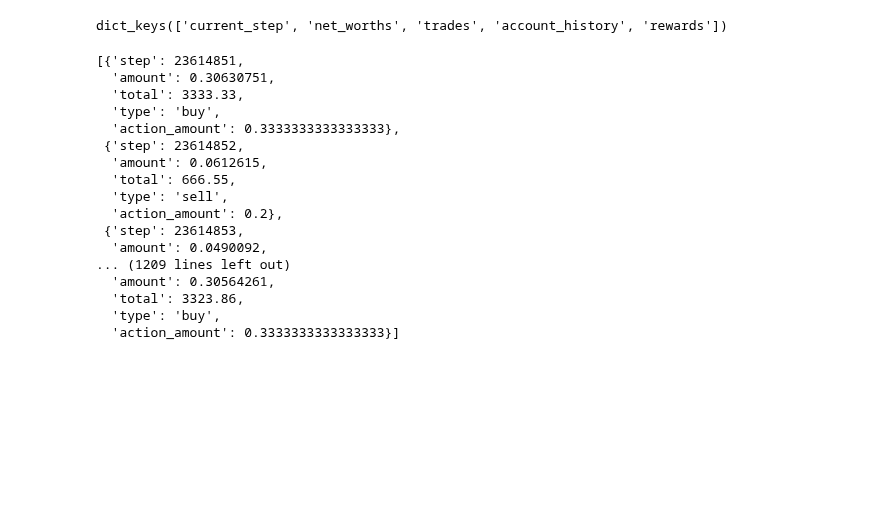
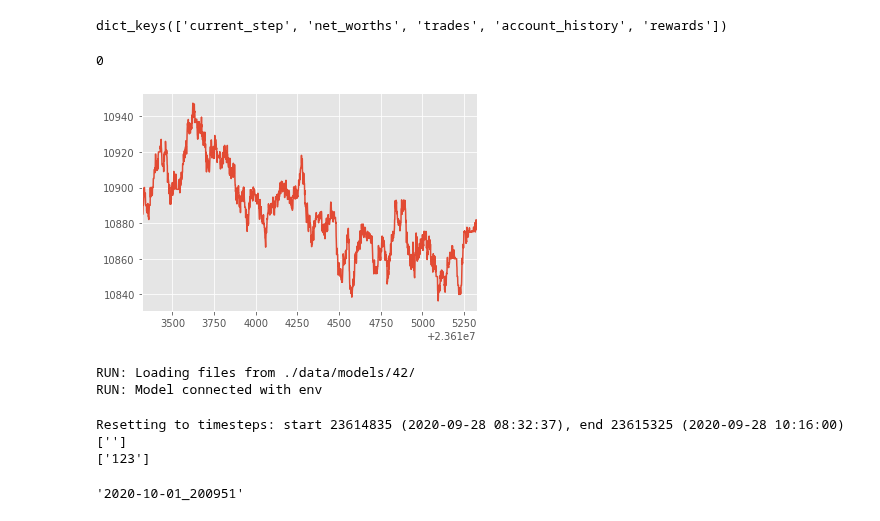
Before and after one commit to perjonasam/dunderbot, a Jupyter notebook: Playground.ipynb, the cells around one changed output. Drawn from its saved outputs; the diff is of its cells as text; code cells hidden in the pictures; blank space fills up the shorter version.

```diff
--- a/Playground.ipynb
+++ b/Playground.ipynb
@@ -210,23 +194,3 @@ x
 x.keys()
 # %% [output]
 dict_keys(['current_step', 'net_worths', 'trades', 'account_history', 'rewards'])
-# %%
-x['trades']
-# %% [output]
-[{'step': 23614851,
-  'amount': 0.30630751,
-  'total': 3333.33,
-  'type': 'buy',
-  'action_amount': 0.3333333333333333},
- {'step': 23614852,
-  'amount': 0.0612615,
-  'total': 666.55,
-  'type': 'sell',
-  'action_amount': 0.2},
- {'step': 23614853,
-  'amount': 0.0490092,
-... (1209 lines left out)
-  'amount': 0.30564261,
-  'total': 3323.86,
-  'type': 'buy',
-  'action_amount': 0.3333333333333333}]
@@ -232,0 +201,29 @@ x['trades']
+# %%
+log_interval
+# %% [output]
+0
+# %%
+ax = df.Open.plot()
+fig = ax.get_figure()
+fig.savefig('./figure.pdf')
+# %% [output]
+[figure, added]
+# %%
+env, model = run._load(df=df, train_predict='predict', model_dir='./data/models/42/')
+# %% [output]
+RUN: Loading files from ./data/models/42/
+RUN: Model connected with env
+# %%
+env.reset()
+print(env.get_attr('save_dir'))
+env.set_attr('save_dir', '123')
+print(env.get_attr('save_dir'))
+# %% [output]
+Resetting to timesteps: start 23614835 (2020-09-28 08:32:37), end 23615325 (2020-09-28 10:16:00)
+['']
+['123']
+# %%
+from datetime import datetime
+datetime.now().strftime('%Y-%m-%d_%H%M%S')
+# %% [output]
+'2020-10-01_200951'
```
Also changed, not shown: parts of 11 cells of this notebook, 8 other files.
